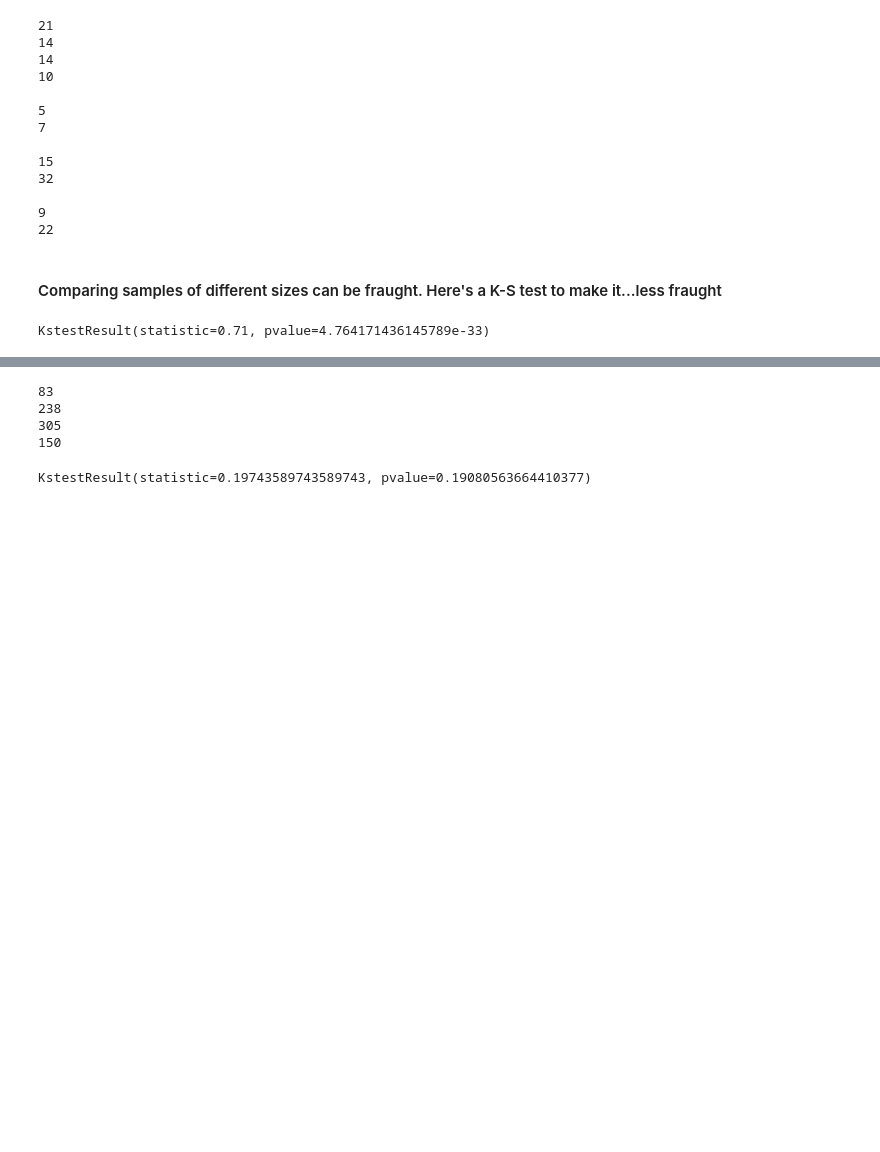
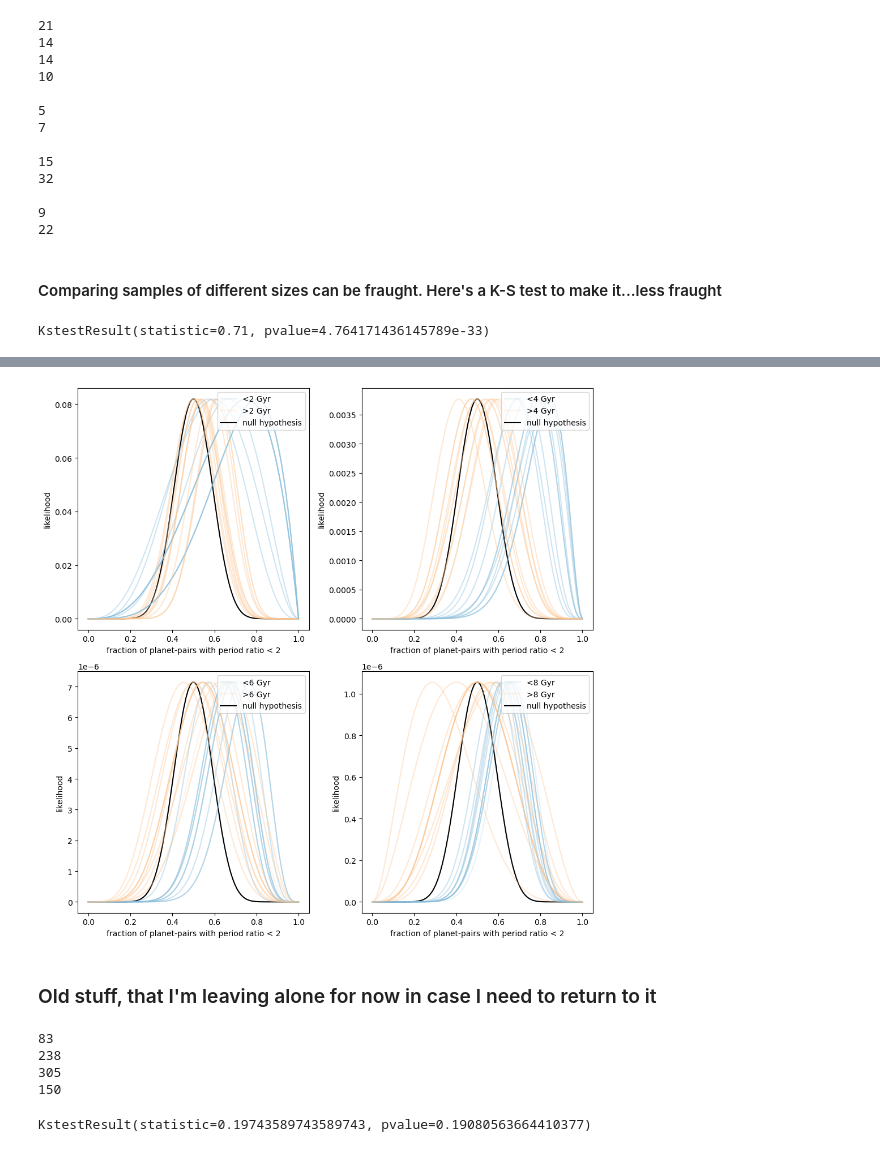
Before and after one commit to exoclam/mastrangelo, a Jupyter notebook: period-ratios/period-ratios.ipynb, the cells around one changed output, grey strips where cells are left out. Drawn from its saved outputs; the diff is of its cells as text; code cells hidden in the pictures; blank space fills up the shorter version.

```diff
--- a/period-ratios/period-ratios.ipynb
+++ b/period-ratios/period-ratios.ipynb
@@ -361,3 +432,33 @@ def period_ratios(threshold):
+# %%
+f, ((ax1, ax2), (ax3, ax4)) = plt.subplots(2, 2, figsize=(10, 10))
+
+random = np.random.default_rng(seed=42)
+#thresholds = np.linspace(2,9,8) # vary threshold from 2 to 9 Gyrs
+#thresholds = np.array([2,4,8])
+#threshold = 2
+ratio = 2
+fs = np.linspace(0, 1, 100)
+kepler_planet_enriched['iso_age_err'] = 0.5 * (kepler_planet_enriched.iso_age_err1 + np.abs(kepler_planet_enriched.iso_age_err2))
+
+threshold = 2
+plot(ax1, threshold)
+
+threshold = 4
+plot(ax2, threshold)
+
+threshold = 6
+plot(ax3, threshold)
+
+threshold = 8
+plot(ax4, threshold)
+
+plt.tight_layout()
+plt.savefig(path+'figures/period_ratios_2_1.png')
+plt.show()
+# %% [output]
+[figure, added]
+# %% [markdown]
+### Old stuff, that I'm leaving alone for now in case I need to return to it
 # %%
 old_ratios1 = period_ratios(1)[0]
 old_ratios2 = period_ratios(2)[0]
```
Also changed, not shown: parts of 6 cells of this notebook.
